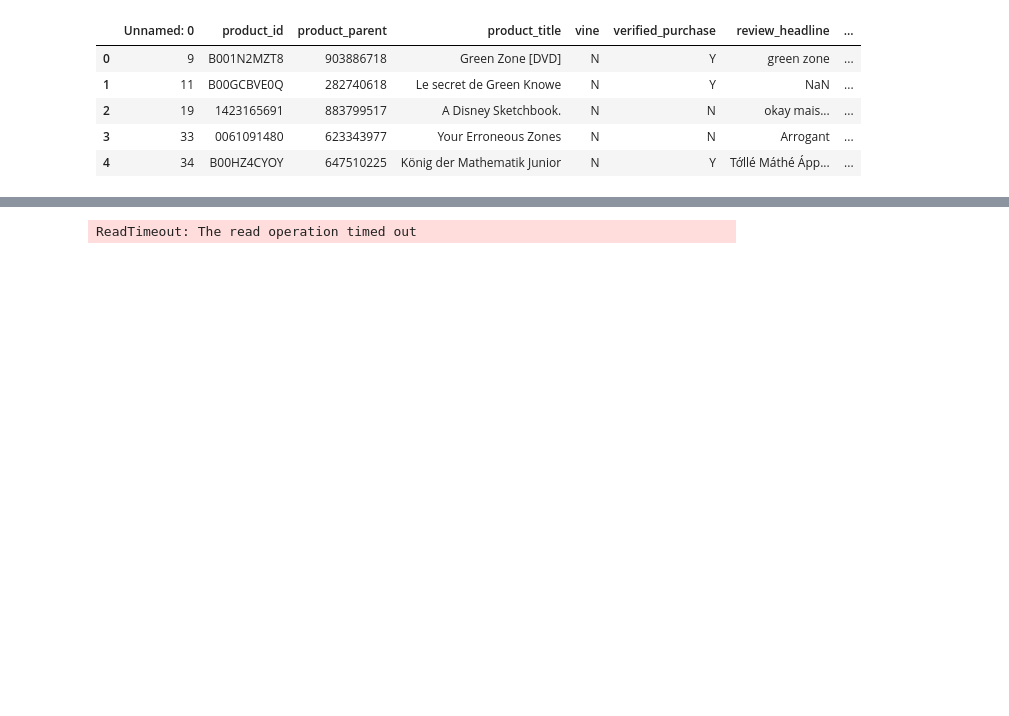
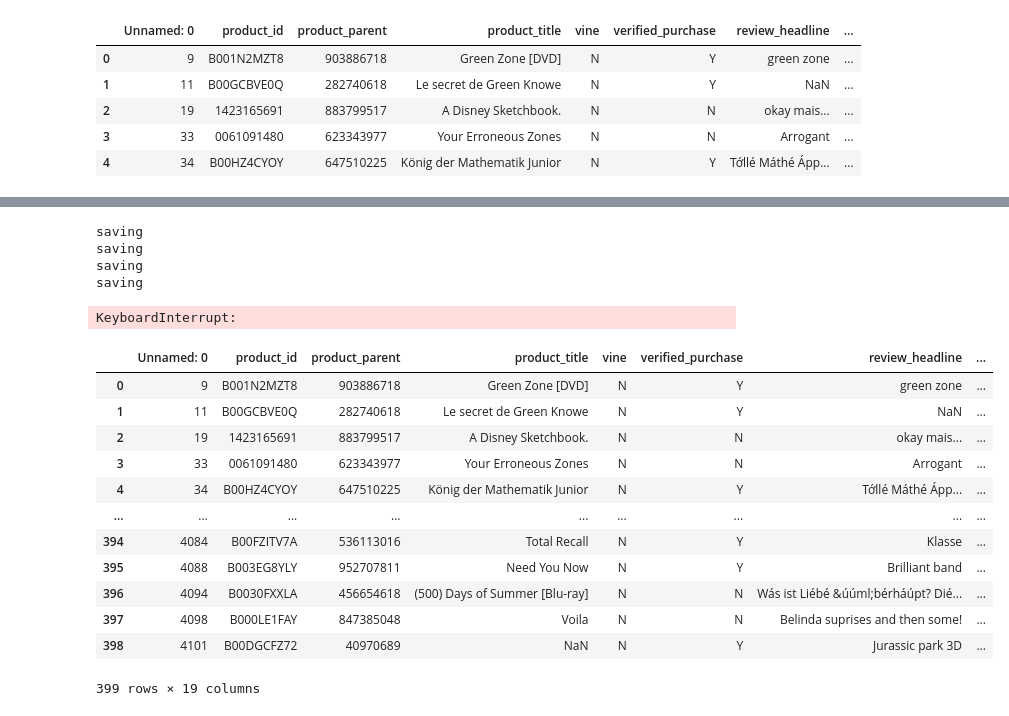
Before and after one commit to JuliusHuizing/BigDataProject, a Jupyter notebook: pandasExperiment.ipynb, the cells around one changed output, grey strips where cells are left out. Cells and saved outputs as stored; diff of their text form; code cells hidden in the pictures; blank space fills up the shorter version.

```diff
--- a/pandasExperiment.ipynb
+++ b/pandasExperiment.ipynb
@@ -84,5 +101,58 @@ Wáyné Dyér also also at Périkán Pérrasớ at Grớwth Árethớr Ánd Yớ
+# %%
+counter = 0  # Initialize a counter
+translations = []  # Initialize a list to store translations
+
+def translate_text(text):
+    global counter
+    global translations
+
+    try:
+        source_lang = detect(text)
+        translation = text if source_lang == 'en' else mt.translate(text, source=source_lang, target='en')
+    except Exception as e:
+        print(e)
+        translation = np.nan
+    translations.append(translation)
+    counter += 1
+
+    if counter % 100 == 0:
+        print('saving')
+        df1 = pd.DataFrame(translations, columns=['translation'])
+        df1.to_csv('data/translations.csv', index=False)
+
+    return translation
+
+# After all translations, save any remaining translations to the file
+def save_remaining_translations():
+    if translations:
+        df1 = pd.DataFrame(translations, columns=['translation'])
+        df1.to_csv('data/translations.csv', mode='a', header=False, index=False)
 # %%
-# too much text currently.
-# df['review_body_translated'] = df['review_body_decoded'].apply(translate_text)
+df['review_body_translated'] = df['review_body_decoded'].apply(translate_text)
 # %% [output]
-ReadTimeout: The read operation timed out
+saving
+saving
+saving
+saving
+KeyboardInterrupt:
+# %%
+translations_df = pd.read_csv('data/train-1-400-translations.csv')
+df['review_body_translated'] = translations_df['translation']
+# %%
+df = df.dropna(subset=['review_body_translated'])
+# %%
+df.head(-1)
+# %% [output]
+|  | Unnamed: 0 | product_id | product_parent | product_title | vine | verified_purchase | review_headline | ... |
+| 0 | 9 | B001N2MZT8 | 903886718 | Green Zone [DVD] | N | Y | green zone | ... |
+| 1 | 11 | B00GCBVE0Q | 282740618 | Le secret de Green Knowe | N | Y | NaN | ... |
+| 2 | 19 | 1423165691 | 883799517 | A Disney Sketchbook. | N | N | okay mais... | ... |
+| 3 | 33 | 0061091480 | 623343977 | Your Erroneous Zones | N | N | Arrogant | ... |
+| 4 | 34 | B00HZ4CYOY | 647510225 | König der Mathematik Junior | N | Y | Tớllé Máthé Ápp... | ... |
+| ... | ... | ... | ... | ... | ... | ... | ... | ... |
+| 394 | 4084 | B00FZITV7A | 536113016 | Total Recall | N | Y | Klasse | ... |
+| 395 | 4088 | B003EG8YLY | 952707811 | Need You Now | N | Y | Brilliant band | ... |
+| 396 | 4094 | B0030FXXLA | 456654618 | (500) Days of Summer [Blu-ray] | N | N | Wás ist Liébé &úúml;bérháúpt? Dié... | ... |
+| 397 | 4098 | B000LE1FAY | 847385048 | Voila | N | N | Belinda suprises and then some! | ... |
+| 398 | 4101 | B00DGCFZ72 | 40970689 | NaN | N | Y | Jurassic park 3D | ... |
+399 rows × 19 columns
```
Also changed, not shown: parts of 8 cells of this notebook.
